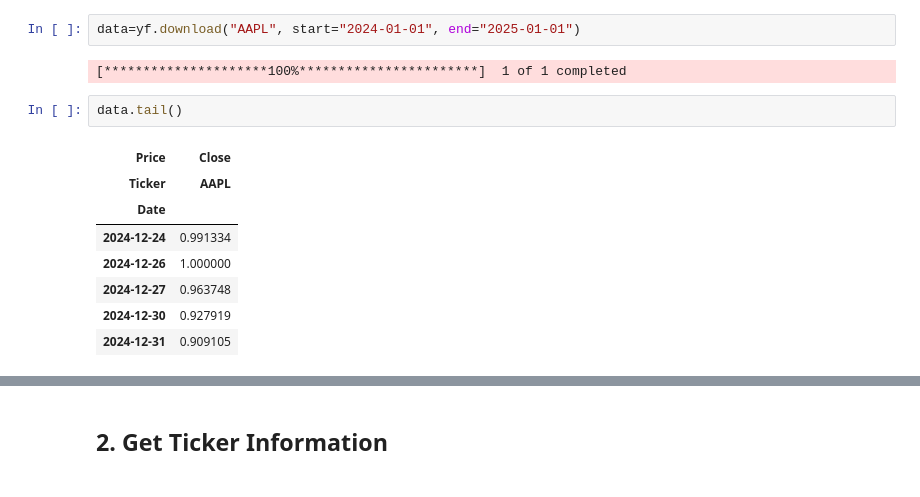
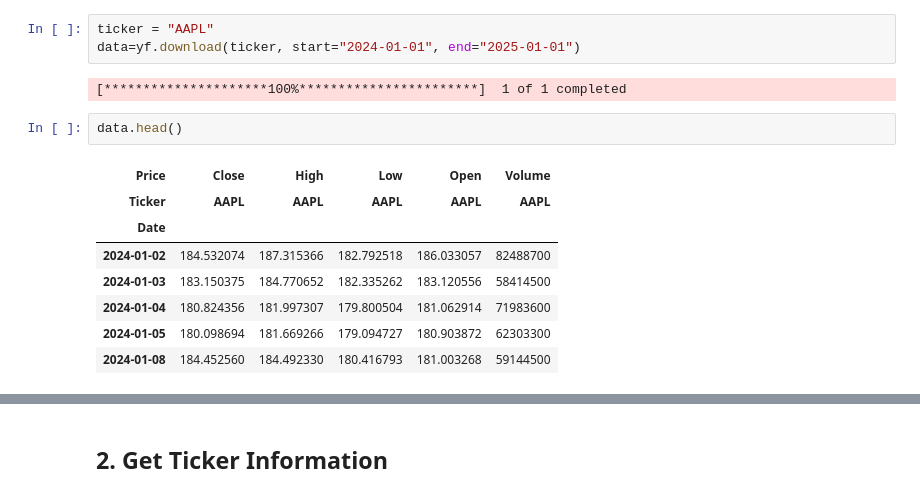
Before and after one commit to BVek4777/FUTURE_ML_02, a Jupyter notebook: stock_price_prediction.ipynb, the cells around one changed output, grey strips where cells are left out. Cells and saved outputs as stored; diff of their text form.

```diff
--- a/stock_price_prediction.ipynb
+++ b/stock_price_prediction.ipynb
@@ -15,18 +16,19 @@ import yfinance as yf
 # %% [markdown]
 # Load data from Yahoo Finance
 # %%
-data=yf.download("AAPL", start="2024-01-01", end="2025-01-01")
+ticker = "AAPL"
+data=yf.download(ticker, start="2024-01-01", end="2025-01-01")
 # %% [output]
 [*********************100%***********************]  1 of 1 completed
 # %%
-data.tail()
+data.head()
 # %% [output]
-| Price | Close |
-| Ticker | AAPL |
-| Date |  |
-| 2024-12-24 | 0.991334 |
-| 2024-12-26 | 1.000000 |
-| 2024-12-27 | 0.963748 |
-| 2024-12-30 | 0.927919 |
-| 2024-12-31 | 0.909105 |
+| Price | Close | High | Low | Open | Volume |
+| Ticker | AAPL | AAPL | AAPL | AAPL | AAPL |
+| Date |  |  |  |  |  |
+| 2024-01-02 | 184.532074 | 187.315366 | 182.792518 | 186.033057 | 82488700 |
+| 2024-01-03 | 183.150375 | 184.770652 | 182.335262 | 183.120556 | 58414500 |
+| 2024-01-04 | 180.824356 | 181.997307 | 179.800504 | 181.062914 | 71983600 |
+| 2024-01-05 | 180.098694 | 181.669266 | 179.094727 | 180.903872 | 62303300 |
+| 2024-01-08 | 184.452560 | 184.492330 | 180.416793 | 181.003268 | 59144500 |
 # %%
```
Also changed, not shown: parts of 18 cells of this notebook.
